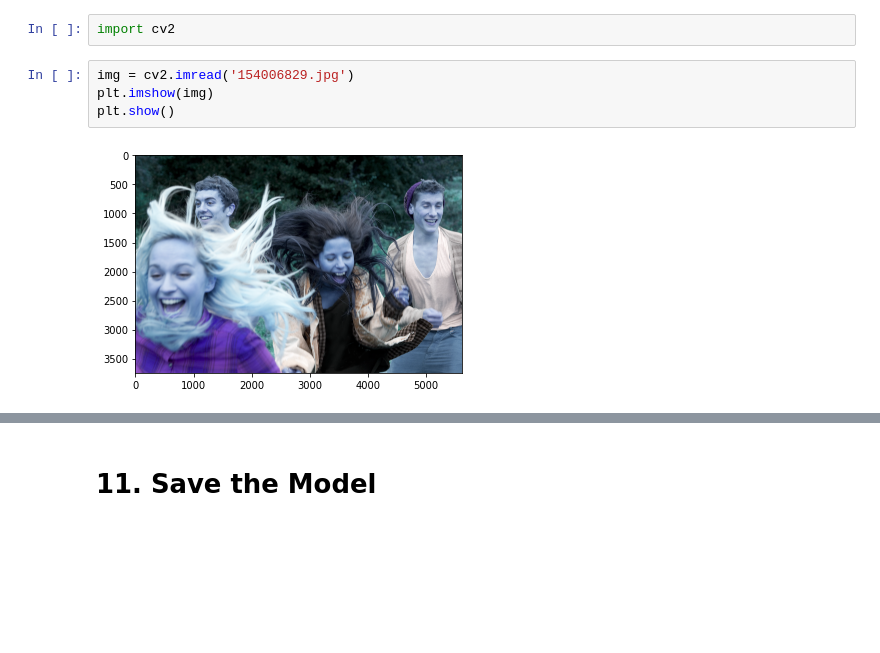
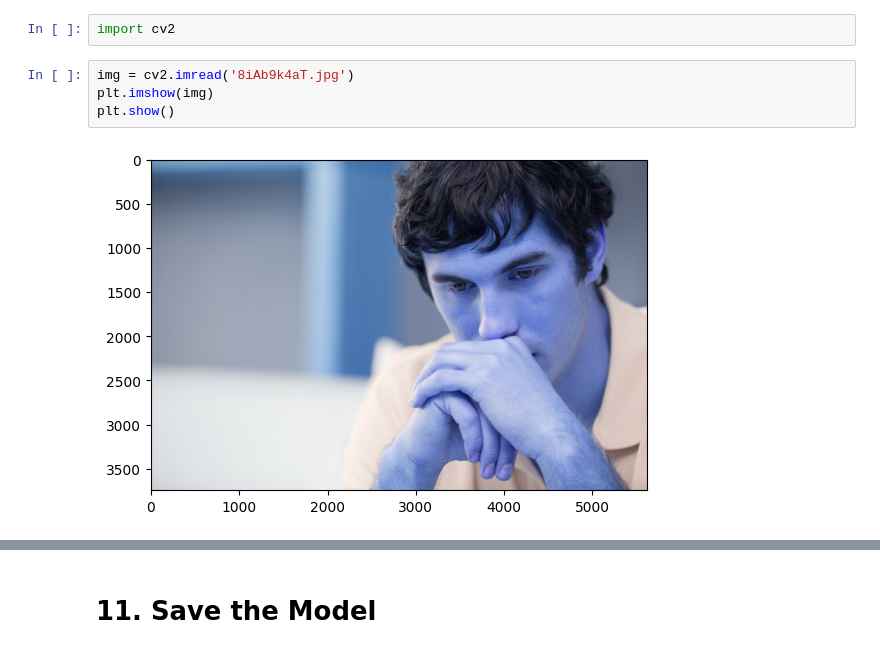
Before and after one commit to seifbenfraj7/ImageClassification, a Jupyter notebook: Getting Started.ipynb, the cells around one changed output, grey strips where cells are left out. Cells and saved outputs as stored; diff of their text form; blank space fills up the shorter version.

```diff
--- a/Getting Started.ipynb
+++ b/Getting Started.ipynb
@@ -169,11 +217,11 @@ tf.Tensor(1.0, shape=(), dtype=float32) tf.Tensor(1.0, shape=(), dtype=float32)
 # %%
 import cv2
 # %%
-img = cv2.imread('154006829.jpg')
+img = cv2.imread('8iAb9k4aT.jpg')
 plt.imshow(img)
 plt.show()
 # %% [output]
-[figure, old version]
+[figure, new version]
 # %%
 resize = tf.image.resize(img, (256,256))
 plt.imshow(resize.numpy().astype(int))
```
Also changed, not shown: parts of 18 cells of this notebook.
